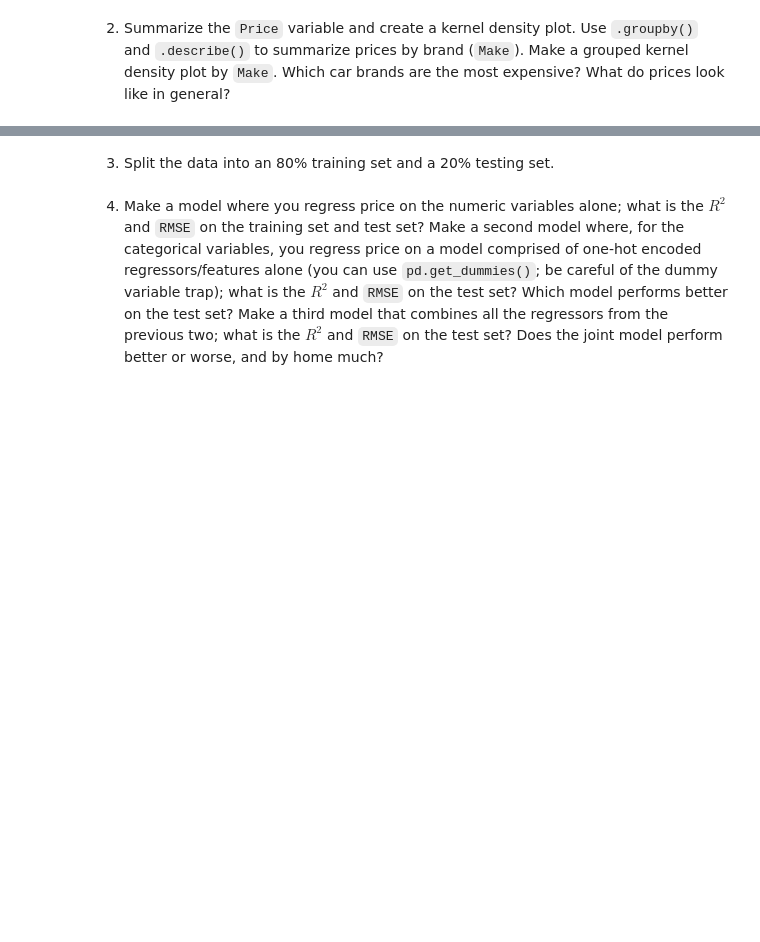
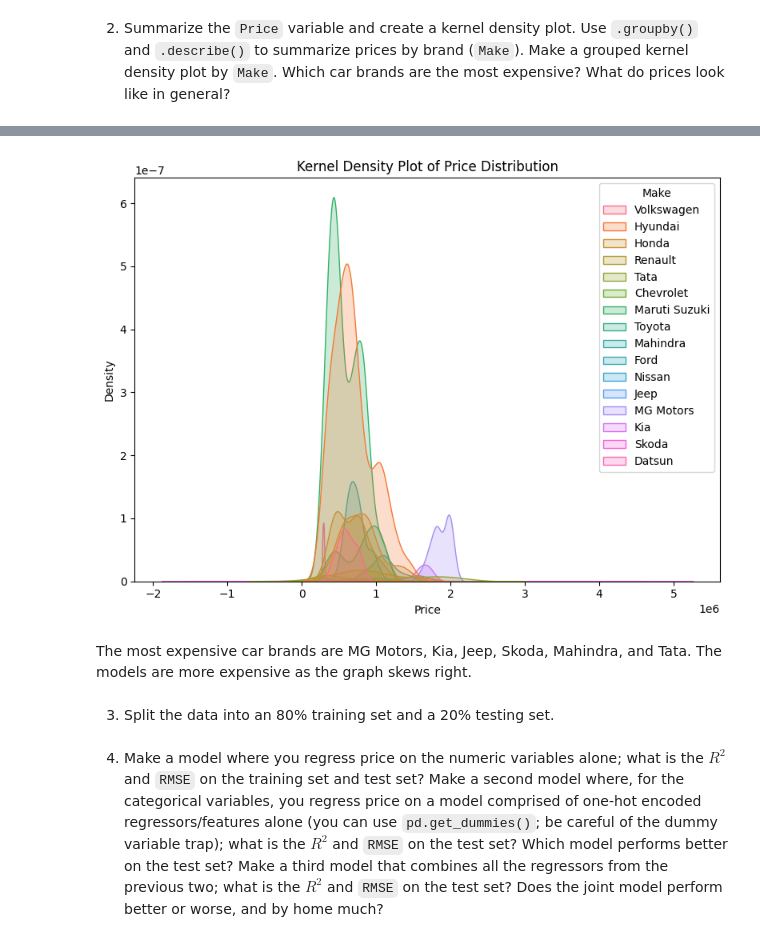
Before and after one commit to evelynxanaxia/Linear_Models, a Jupyter notebook: assignment.ipynb, the cells around one changed output, grey strips where cells are left out. Drawn from its saved outputs; the diff is of its cells as text; code cells hidden in the pictures; blank space fills up the shorter version.

```diff
--- a/assignment.ipynb
+++ b/assignment.ipynb
@@ -304,2 +327,7 @@ memory usage: 91.6 KB
+# %%
+cars_hw['Transmission'] = cars_hw['Transmission'].str.extract('(\d+)').astype(float)
+# takes away the text and leaves the number
+# %%
+cars_hw['No_of_Owners'] = cars_hw['No_of_Owners'].str.extract('(\d+)').astype(float)
 # %% [markdown]
 2. Summarize the `Price` variable and create a kernel density plot. Use `.groupby()` and `.describe()` to summarize prices by brand (`Make`). Make a grouped kernel density plot by `Make`. Which car brands are the most expensive? What do prices look like in general?
@@ -306,2 +357,17 @@ memory usage: 91.6 KB
+# %%
+# kernel density plot of price distribution
+plt.figure(figsize=(8, 6))
+sns.kdeplot(cars_hw, x='Price', hue='Make', fill=True)
+# hue is the grouping variable, it tells seaborn to create separate density plots for each neighborhood and the color specifies each density plots
+plt.title('Kernel Density Plot of Price Distribution')
+plt.xlabel('Price')
+plt.ylabel('Density')
+
+plt.tight_layout()
+plt.show()
+# %% [output]
+[figure, added]
+# %% [markdown]
+The most expensive car brands are MG Motors, Kia, Jeep, Skoda, Mahindra, and Tata. The models are more expensive as the graph skews right.
 # %% [markdown]
  3. Split the data into an 80% training set and a 20% testing set.
```
Also changed, not shown: parts of 20 cells of this notebook.
